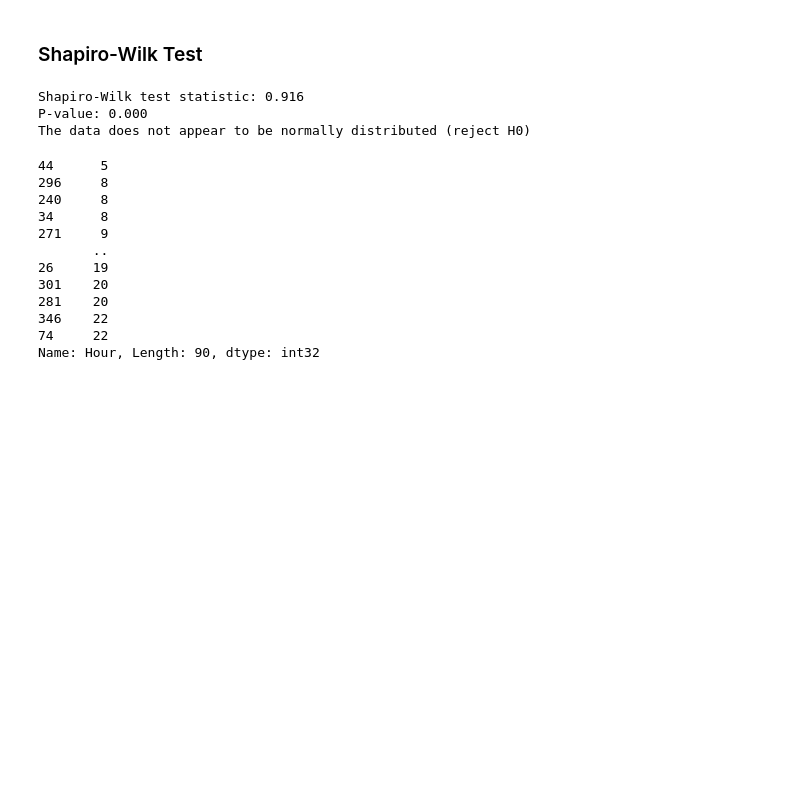
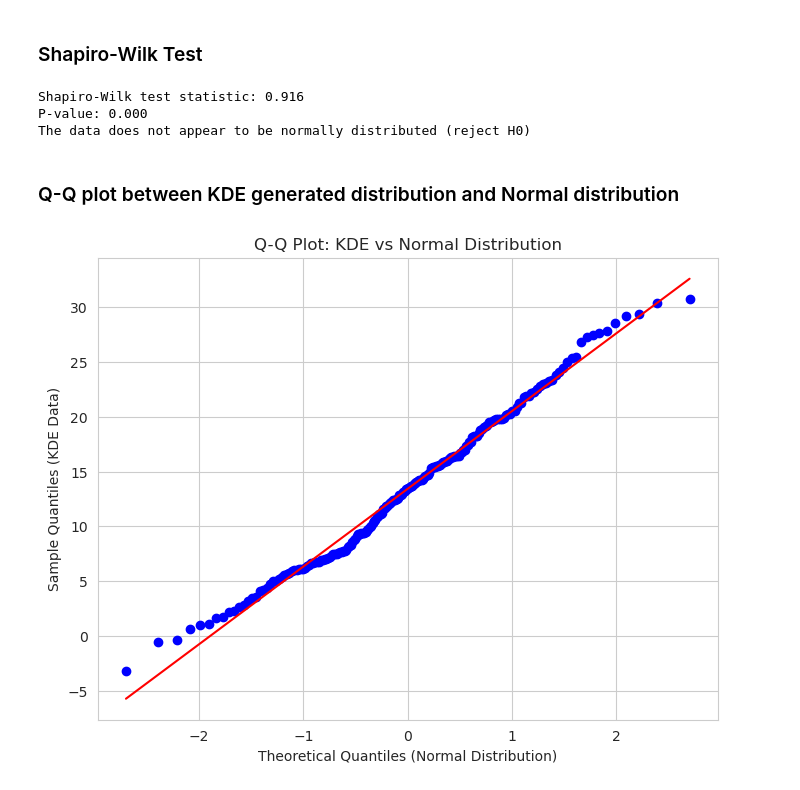
Before and after one commit to CallumAlexander/BeReal.-Analysis, a Jupyter notebook: notebook.ipynb, the cells around one changed output. Saved outputs shown, nothing was run; the diff lists cells and outputs as text; code cells hidden in the pictures; blank space fills up the shorter version.

```diff
--- a/notebook.ipynb
+++ b/notebook.ipynb
@@ -246,21 +249,21 @@ if p_value > alpha:
     print("The data appears to be normally distributed (fail to reject H0)")
 else:
     print("The data does not appear to be normally distributed (reject H0)")
-
-data
 # %% [output]
 Shapiro-Wilk test statistic: 0.916
 P-value: 0.000
 The data does not appear to be normally distributed (reject H0)
-44      5
-296     8
-240     8
-34      8
-271     9
-       ..
-26     19
-301    20
-281    20
-346    22
-74     22
-Name: Hour, Length: 90, dtype: int32
+# %% [markdown]
+### Q-Q plot between KDE generated distribution and Normal distribution
+# %%
+x_values, y_values = kde_data_europe_time_int
+normal_quantiles = np.random.normal(loc=np.mean(x_values), scale=np.std(x_values), size=len(x_values))
+
+plt.figure(figsize=(8, 6))
+probplot(normal_quantiles, dist='norm', plot=plt)
+plt.title('Q-Q Plot: KDE vs Normal Distribution')
+plt.xlabel('Theoretical Quantiles (Normal Distribution)')
+plt.ylabel('Sample Quantiles (KDE Data)')
+plt.show()
+# %% [output]
+[figure, added]
```
Also changed, not shown: parts of 3 cells of this notebook.
